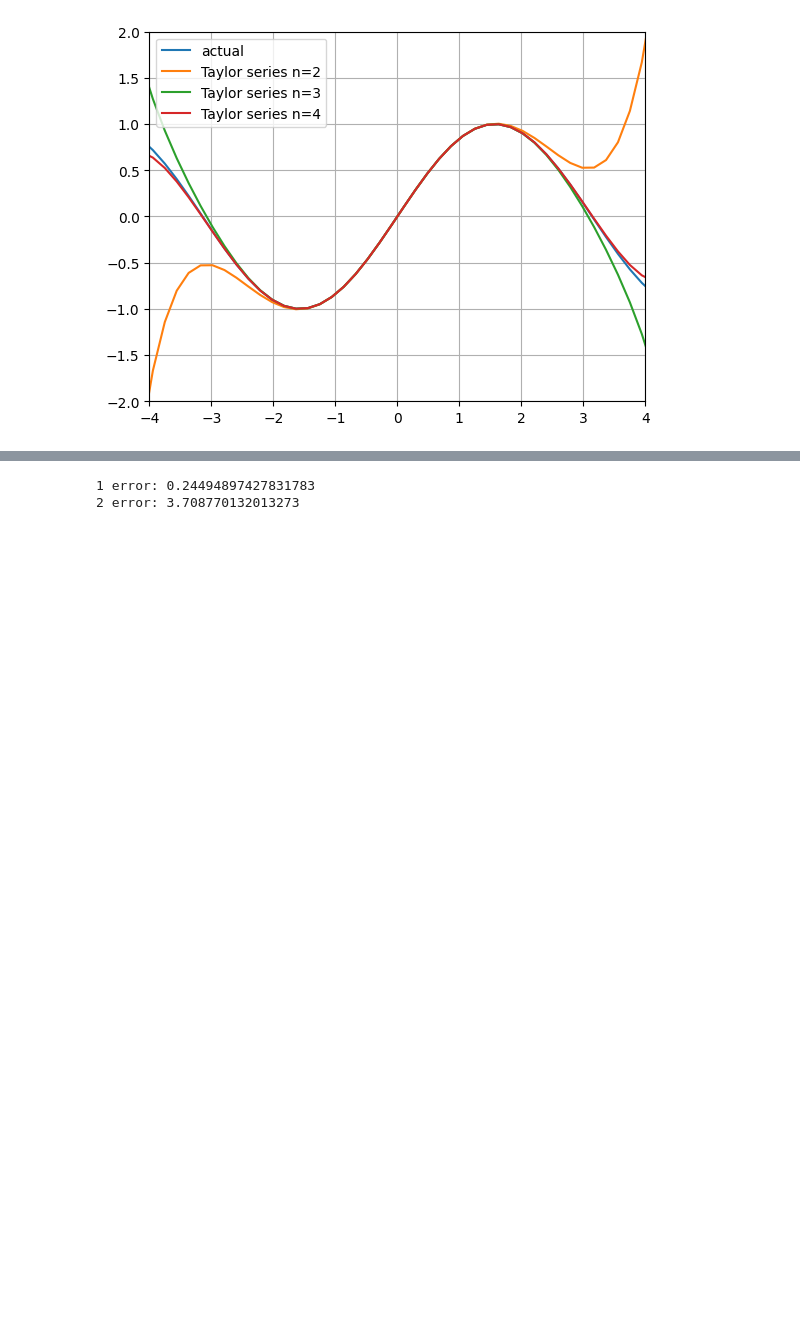
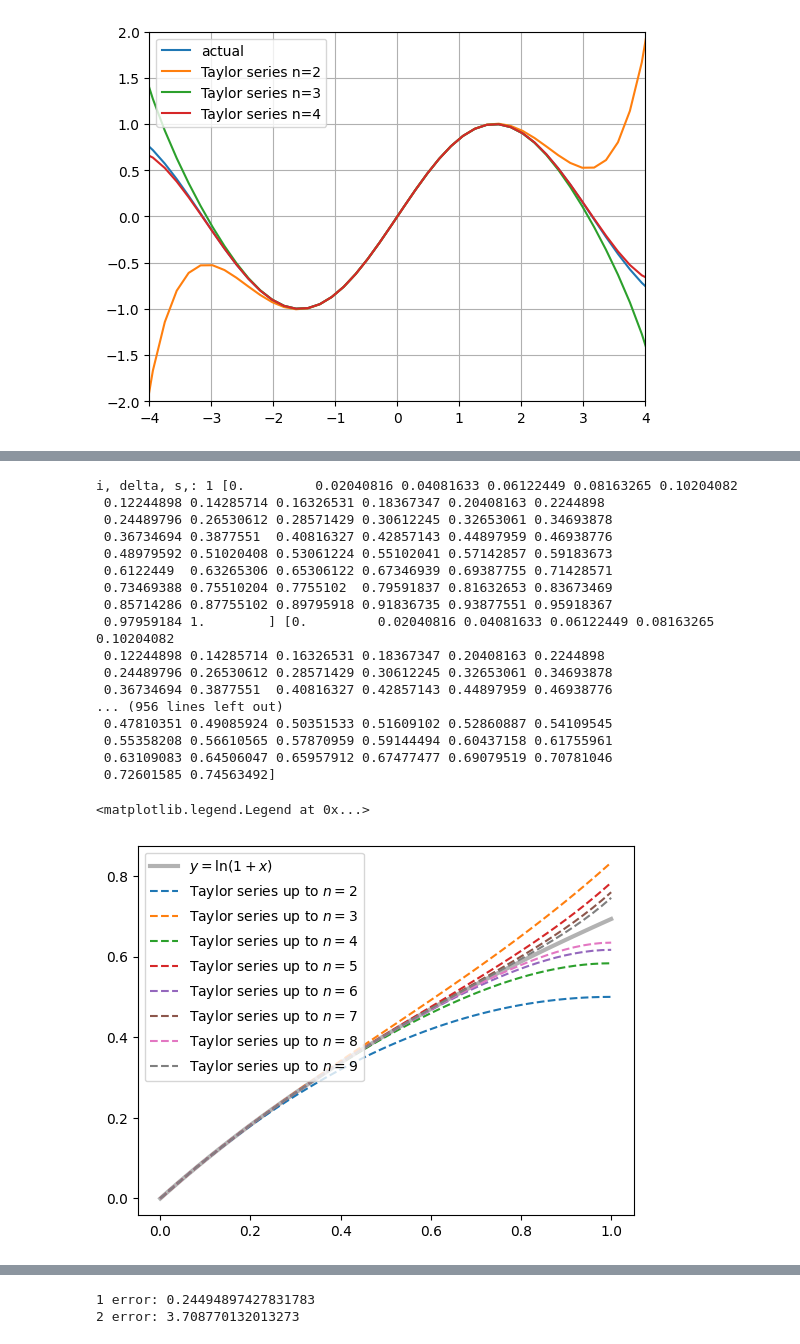
Before and after one commit to youngung/lectures, a Jupyter notebook: 2_1_numerical_analysis/JupyterNotebooks/02_week.ipynb, the cells around one changed output, grey strips where cells are left out. Cells and saved outputs as stored; diff of their text form; code cells hidden in the pictures; blank space fills up the shorter version.

```diff
--- a/2_1_numerical_analysis/JupyterNotebooks/02_week.ipynb
+++ b/2_1_numerical_analysis/JupyterNotebooks/02_week.ipynb
@@ -97,0 +145,12 @@ len(cnt)
+# %%
+def taylor_ln(x,n):
+    s=0.
+    for i in range(1,n+1):
+        delta=(-1)**(i-1) * (x**i)/i
+        s=s+delta
+        print('i, delta, s,:',i,delta,s)
+    print('---')
+    print('s:',s)
+    return s
+
+taylor_ln(2,11)
@@ -97,0 +172,29 @@ len(cnt)
+# %%
+
+xs=np.linspace(0,1)
+plt.plot(xs,np.log(1+xs),'k-',label=r'$y=\ln(1+x)$',lw=3,alpha=0.3)
+for n in range(2,10):
+    plt.plot(xs,taylor_ln(xs,n),'--',label=rf'Taylor series up to $n=${n}')
+
+#plt.ylim(0,20)
+plt.legend()
+# %% [output]
+i, delta, s,: 1 [0.         0.02040816 0.04081633 0.06122449 0.08163265 0.10204082
+ 0.12244898 0.14285714 0.16326531 0.18367347 0.20408163 0.2244898
+ 0.24489796 0.26530612 0.28571429 0.30612245 0.32653061 0.34693878
+ 0.36734694 0.3877551  0.40816327 0.42857143 0.44897959 0.46938776
+ 0.48979592 0.51020408 0.53061224 0.55102041 0.57142857 0.59183673
+ 0.6122449  0.63265306 0.65306122 0.67346939 0.69387755 0.71428571
+ 0.73469388 0.75510204 0.7755102  0.79591837 0.81632653 0.83673469
+ 0.85714286 0.87755102 0.89795918 0.91836735 0.93877551 0.95918367
+ 0.97959184 1.        ] [0.         0.02040816 0.04081633 0.06122449 0.08163265 0.10204082
+ 0.12244898 0.14285714 0.16326531 0.18367347 0.20408163 0.2244898
+ 0.24489796 0.26530612 0.28571429 0.30612245 0.32653061 0.34693878
+ 0.36734694 0.3877551  0.40816327 0.42857143 0.44897959 0.46938776
+... (956 lines left out)
+ 0.47810351 0.49085924 0.50351533 0.51609102 0.52860887 0.54109545
+ 0.55358208 0.56610565 0.57870959 0.59144494 0.60437158 0.61755961
+ 0.63109083 0.64506047 0.65957912 0.67477477 0.69079519 0.70781046
+ 0.72601585 0.74563492]
+<matplotlib.legend.Legend at 0x...>
+[figure, added]
```
Also changed, not shown: parts of 12 cells of this notebook, 4 other files.
